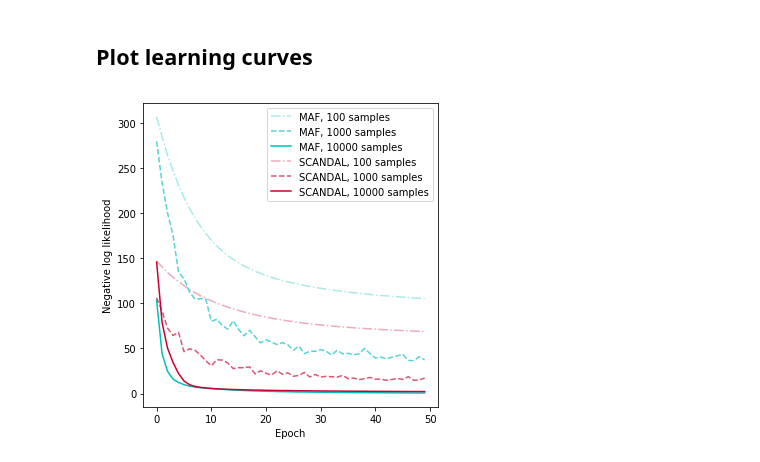
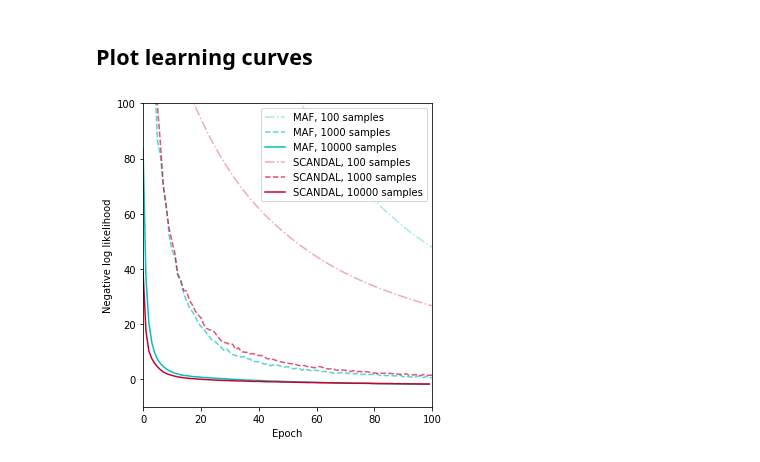
Before and after one commit to johannbrehmer/goldmine, a Jupyter notebook: goldmine/evaluation/epidemiology_learning_curves.ipynb, the cells around one changed output. Drawn from its saved outputs; the diff is of its cells as text; code cells hidden in the pictures.

```diff
--- a/goldmine/evaluation/epidemiology_learning_curves.ipynb
+++ b/goldmine/evaluation/epidemiology_learning_curves.ipynb
@@ -23,10 +23,10 @@ for method, loss_label in zip(methods, loss_labels):
 
     for sample_size in sample_sizes:
         learning_curve_train = np.load('../data/results/epidemiology/' + method
-                                 + '/epidemiology_' + method + '_trainingsamplesize_'
+                                 + '/_trainingsamplesize_'
                                  + str(sample_size) + '_train_' + loss_label + '.npy')
         learning_curve_val = np.load('../data/results/epidemiology/' + method
-                                 + '/epidemiology_' + method + '_trainingsamplesize_'
+                                 + '/_trainingsamplesize_'
                                  + str(sample_size) + '_validation_' + loss_label + '.npy')
 
         learning_curves_train_this_method.append(learning_curve_train)
@@ -45,29 +45,30 @@ linestyles = ['-', '--', '-.', ':']
 # %%
 fig = plt.figure(figsize=(5,5))
 ax = plt.gca()
 
 
 
 for m, method in enumerate(method_labels):
     for s, sample_size in enumerate(sample_sizes):
         alpha = (s + 1) / len(sample_sizes)
 
         #plt.plot(learning_curves_train[m][s],
         #         c=colors[m], ls=' ', marker='o', ms=3., alpha=alpha)
 
         plt.plot(learning_curves_val[m][s],
                  c=colors[m], lw=1.5, ls=linestyles[len(sample_sizes) - s - 1], alpha=alpha,
                  label=method + ', ' + str(sample_size) + ' samples')
 
     plt.legend()
 
     plt.xlabel('Epoch')
     plt.ylabel('Negative log likelihood')
-    #plt.ylim(0.,400.)
+    plt.ylim(-10.,100.)
+    plt.xlim(0,100)
 
 
 
 plt.tight_layout()
 plt.show()
 # %% [output]
-[figure, old version]
+[figure, new version]
```
Also changed, not shown: 4 other files.
